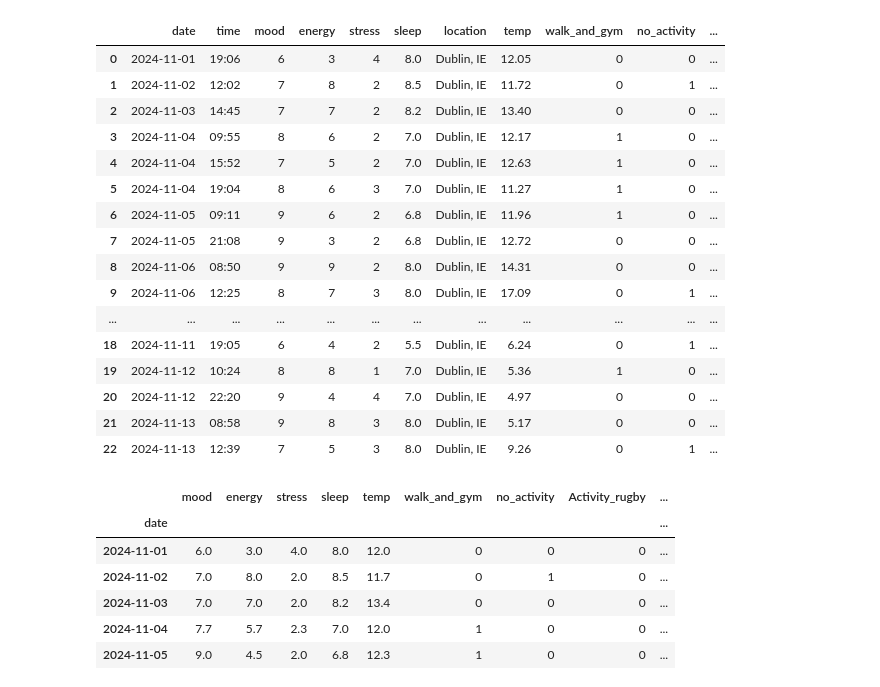
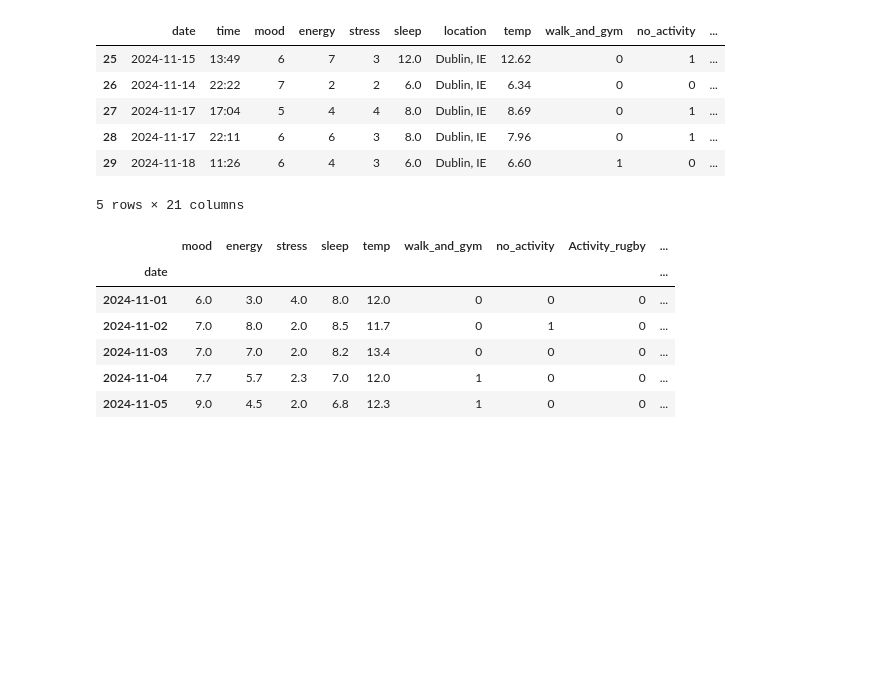
Before and after one commit to KofiBartonByfield/The-Daily-Data-Project, a Jupyter notebook: Data Inspection.ipynb, the cells around one changed output. Drawn from its saved outputs; the diff is of its cells as text; code cells hidden in the pictures; blank space fills up the shorter version.

```diff
--- a/Data Inspection.ipynb
+++ b/Data Inspection.ipynb
@@ -104,50 +93,40 @@ data = pd.get_dummies(data, columns=["Weather"], prefix="Weather")
 
 
 # MISC formatting
 # ---------------
 
 # ensure date column is in datetime format
 data['Date'] = pd.to_datetime(data['Date'], dayfirst=True).dt.strftime('%Y-%m-%d')
 
 
 # rename columns
 data.rename(columns={'Date': 'date',
                      'Time': 'time',
                      'Mood_Level_(1-10)':'mood',
                      'Energy_Level_(1-10)' : 'energy',
                      'Stress_Level_(1-10)' : 'stress',
                      'Hours_of_Sleep' : 'sleep',
                      'Location': 'location',
                      'Temperature_°C' : 'temp',
                      'Activity_none' : 'no_activity',
                      'Activity_rugby_walk': 'rugby_and_walk',
                      'Activity_walk' : 'walk',
                      'Activity_gym_walk' : 'walk_and_gym',
                      'Weather_broken_clouds':'broken_clouds',
                      'Weather_light_intensity_drizzle':'light_intensity_drizzle',
                      'Weather_overcast_clouds': 'overcast_clouds',
                      'Weather_clear_sky': 'clear_sky'}, inplace=True)
 
 
-display(data)
+display(data.tail(5))
 # %% [output]
 |  | date | time | mood | energy | stress | sleep | location | temp | walk_and_gym | no_activity | ... |
-| 0 | 2024-11-01 | 19:06 | 6 | 3 | 4 | 8.0 | Dublin, IE | 12.05 | 0 | 0 | ... |
-| 1 | 2024-11-02 | 12:02 | 7 | 8 | 2 | 8.5 | Dublin, IE | 11.72 | 0 | 1 | ... |
-| 2 | 2024-11-03 | 14:45 | 7 | 7 | 2 | 8.2 | Dublin, IE | 13.40 | 0 | 0 | ... |
-| 3 | 2024-11-04 | 09:55 | 8 | 6 | 2 | 7.0 | Dublin, IE | 12.17 | 1 | 0 | ... |
-| 4 | 2024-11-04 | 15:52 | 7 | 5 | 2 | 7.0 | Dublin, IE | 12.63 | 1 | 0 | ... |
-| 5 | 2024-11-04 | 19:04 | 8 | 6 | 3 | 7.0 | Dublin, IE | 11.27 | 1 | 0 | ... |
-| 6 | 2024-11-05 | 09:11 | 9 | 6 | 2 | 6.8 | Dublin, IE | 11.96 | 1 | 0 | ... |
-| 7 | 2024-11-05 | 21:08 | 9 | 3 | 2 | 6.8 | Dublin, IE | 12.72 | 0 | 0 | ... |
-| 8 | 2024-11-06 | 08:50 | 9 | 9 | 2 | 8.0 | Dublin, IE | 14.31 | 0 | 0 | ... |
-| 9 | 2024-11-06 | 12:25 | 8 | 7 | 3 | 8.0 | Dublin, IE | 17.09 | 0 | 1 | ... |
-| ... | ... | ... | ... | ... | ... | ... | ... | ... | ... | ... | ... |
-| 18 | 2024-11-11 | 19:05 | 6 | 4 | 2 | 5.5 | Dublin, IE | 6.24 | 0 | 1 | ... |
-| 19 | 2024-11-12 | 10:24 | 8 | 8 | 1 | 7.0 | Dublin, IE | 5.36 | 1 | 0 | ... |
-| 20 | 2024-11-12 | 22:20 | 9 | 4 | 4 | 7.0 | Dublin, IE | 4.97 | 0 | 0 | ... |
-| 21 | 2024-11-13 | 08:58 | 9 | 8 | 3 | 8.0 | Dublin, IE | 5.17 | 0 | 0 | ... |
-| 22 | 2024-11-13 | 12:39 | 7 | 5 | 3 | 8.0 | Dublin, IE | 9.26 | 0 | 1 | ... |
+| 25 | 2024-11-15 | 13:49 | 6 | 7 | 3 | 12.0 | Dublin, IE | 12.62 | 0 | 1 | ... |
+| 26 | 2024-11-14 | 22:22 | 7 | 2 | 2 | 6.0 | Dublin, IE | 6.34 | 0 | 0 | ... |
+| 27 | 2024-11-17 | 17:04 | 5 | 4 | 4 | 8.0 | Dublin, IE | 8.69 | 0 | 1 | ... |
+| 28 | 2024-11-17 | 22:11 | 6 | 6 | 3 | 8.0 | Dublin, IE | 7.96 | 0 | 1 | ... |
+| 29 | 2024-11-18 | 11:26 | 6 | 4 | 3 | 6.0 | Dublin, IE | 6.60 | 1 | 0 | ... |
+5 rows × 21 columns
 # %%
 def make_bool(df, columns):
 
```
Also changed, not shown: parts of 6 cells of this notebook.
